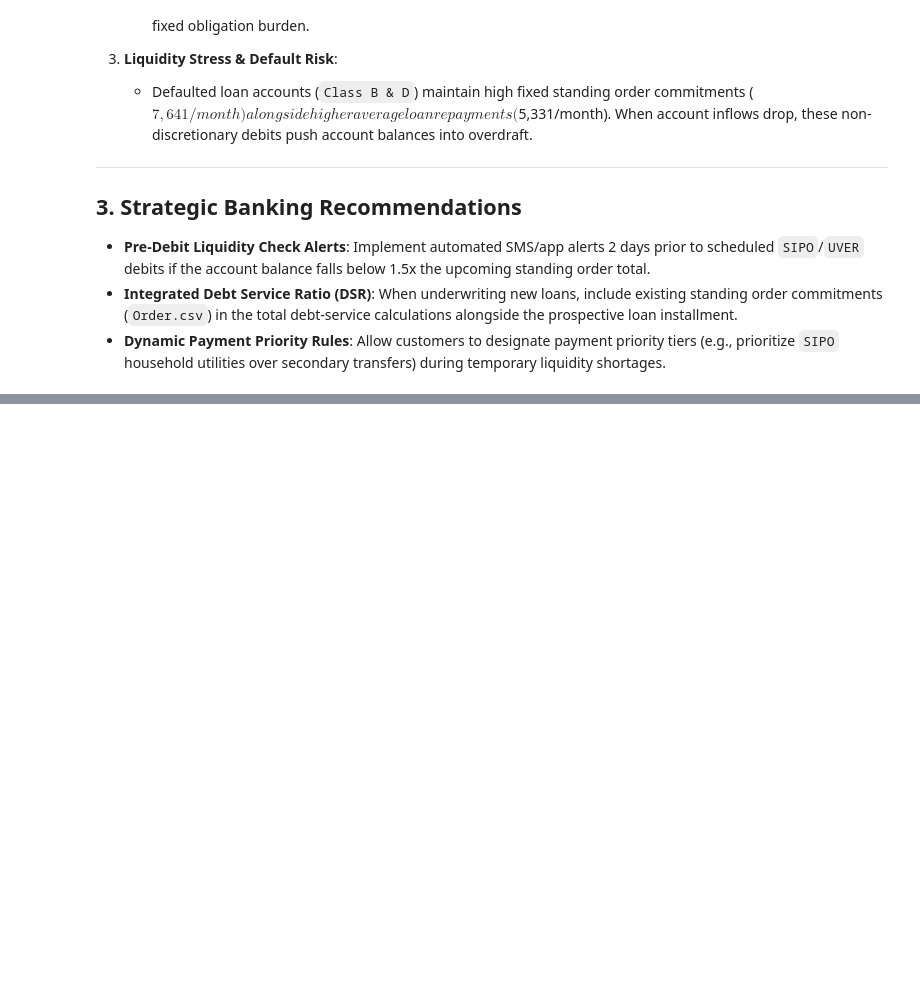
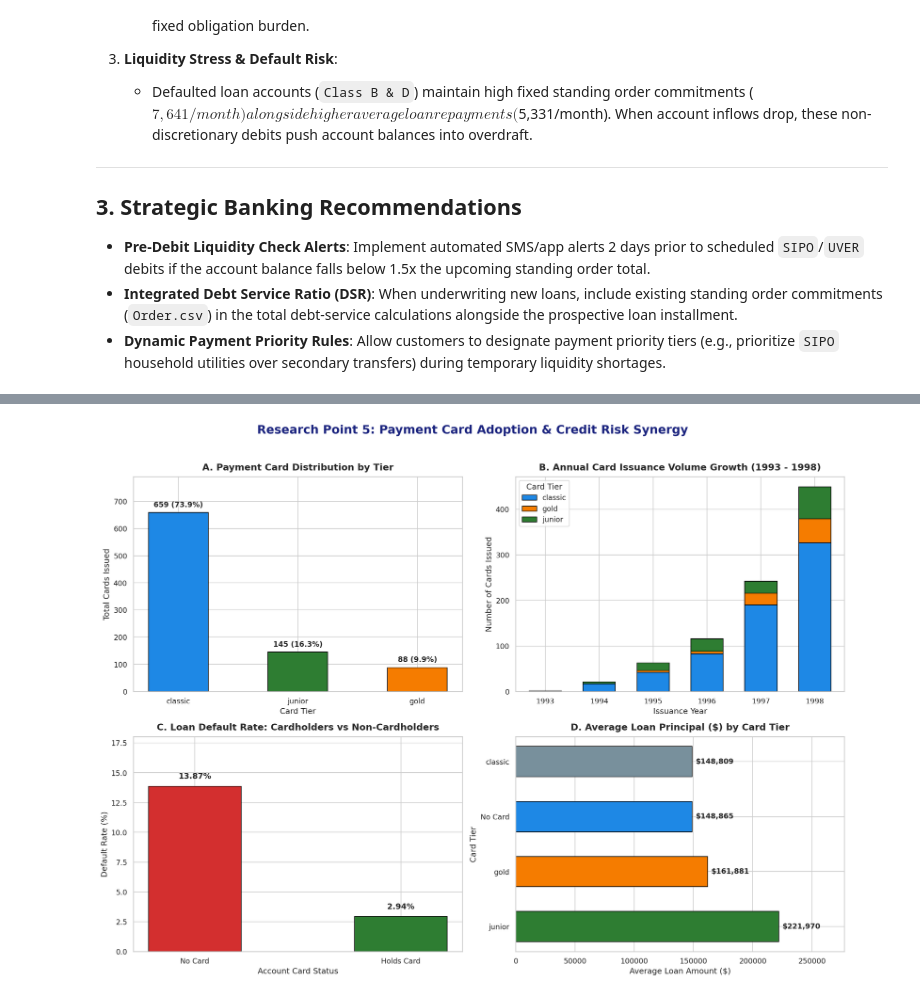
Before and after one commit to weirdiee/CapstoneProject, a Jupyter notebook: PKDD.ipynb, the cells around one changed output, grey strips where cells are left out. Drawn from its saved outputs; the diff is of its cells as text; code cells hidden in the pictures; blank space fills up the shorter version.

```diff
--- a/PKDD.ipynb
+++ b/PKDD.ipynb
@@ -1000,0 +1175,89 @@ plt.show()
+# %%
+# ==============================================================================
+# RESEARCH POINT 5: PAYMENT CARD ADOPTION & CREDIT RISK SYNERGY (FIXED)
+# ==============================================================================
+import os
+import pandas as pd
+import numpy as np
+import matplotlib.pyplot as plt
+import seaborn as sns
+
+# Set global visual aesthetics
+sns.set_theme(style="whitegrid")
+plt.rcParams['font.sans-serif'] = 'DejaVu Sans'
+plt.rcParams['font.size'] = 11
+
+# Define data directory path
+DATA_DIR = '/content/drive/MyDrive/Capstone_Project/'
+
+# 1. Load Datasets
+df_card = pd.read_csv(os.path.join(DATA_DIR, 'Card.csv')).rename(columns={'type': 'card_type'})
+df_disp = pd.read_csv(os.path.join(DATA_DIR, 'Disp.csv')).rename(columns={'type': 'disp_type'})
+df_acc = pd.read_csv(os.path.join(DATA_DIR, 'Account.csv'))
+df_loan = pd.read_csv(os.path.join(DATA_DIR, 'Loan.csv'))
+
+# Process issuance date
+df_card['issued_date'] = pd.to_datetime(df_card['issued'])
+df_card['issued_year'] = df_card['issued_date'].dt.year
+
+# 2. Merge Data
+loan_card = df_loan.merge(df_disp[df_disp['disp_type']=='OWNER'], on='account_id', how='left').merge(df_card, on='disp_id', how='left')
+loan_card['has_card'] = loan_card['card_id'].notna()
+loan_card['is_default'] = loan_card['status'].isin(['B', 'D']).astype(int)
+loan_card['card_tier'] = loan_card['card_type'].fillna('No Card')
+
+# 3. Setup 2x2 Subplot Grid
+fig, axes = plt.subplots(2, 2, figsize=(16, 12), dpi=150)
+fig.suptitle('Research Point 5: Payment Card Adoption & Credit Risk Synergy', fontsize=18, fontweight='bold', y=0.98, color='#1A237E')
+
+# PANEL A: Card Distribution by Tier
+tier_counts = df_card['card_type'].value_counts().reset_index()
+tier_counts.columns = ['card_type', 'count']
+bars_a = axes[0, 0].bar(tier_counts['card_type'], tier_counts['count'], color=['#1E88E5', '#2E7D32', '#F57C00'], edgecolor='black', width=0.5)
+axes[0, 0].set_title('A. Payment Card Distribution by Tier', fontsize=14, fontweight='bold', pad=10)
+axes[0, 0].set_xlabel('Card Tier', fontsize=12)
+axes[0, 0].set_ylabel('Total Cards Issued', fontsize=12)
+axes[0, 0].set_ylim(0, tier_counts['count'].max() * 1.2)
+
+for bar in bars_a:
+    yval = bar.get_height()
+    pct = (yval / len(df_card)) * 100
+    axes[0, 0].text(bar.get_x() + bar.get_width()/2.0, yval + 15, f'{int(yval):,} ({pct:.1f}%)', ha='center', va='bottom', fontweight='bold', fontsize=11)
+
+# PANEL B: Annual Issuance Acceleration (1993 - 1998)
+annual_issuance = df_card.groupby(['issued_year', 'card_type']).size().unstack(fill_value=0)
+annual_issuance.plot(kind='bar', stacked=True, ax=axes[0, 1], color=['#1E88E5', '#F57C00', '#2E7D32'], edgecolor='black', width=0.6)
+axes[0, 1].set_title('B. Annual Card Issuance Volume Growth (1993 - 1998)', fontsize=14, fontweight='bold', pad=10)
+axes[0, 1].set_xlabel('Issuance Year', fontsize=12)
+axes[0, 1].set_ylabel('Number of Cards Issued', fontsize=12)
+axes[0, 1].legend(title='Card Tier', frameon=True)
+axes[0, 1].tick_params(axis='x', rotation=0)
+
+# PANEL C: Default Rate Comparison
+default_comp = loan_card.groupby('has_card')['is_default'].mean() * 100
+bars_c = axes[1, 0].bar(['No Card', 'Holds Card'], default_comp.values, color=['#D32F2F', '#2E7D32'], edgecolor='black', width=0.45)
+axes[1, 0].set_title('C. Loan Default Rate: Cardholders vs Non-Cardholders', fontsize=14, fontweight='bold', pad=10)
+axes[1, 0].set_xlabel('Account Card Status', fontsize=12)
+axes[1, 0].set_ylabel('Default Rate (%)', fontsize=12)
+axes[1, 0].set_ylim(0, default_comp.max() * 1.3)
+
+for bar in bars_c:
+    yval = bar.get_height()
+    axes[1, 0].text(bar.get_x() + bar.get_width()/2.0, yval + 0.5, f'{yval:.2f}%', ha='center', va='bottom', fontweight='bold', fontsize=12)
+
+# PANEL D: Average Loan Principal by Card Tier
+tier_loan_avg = loan_card.groupby('card_tier')['amount'].mean().reset_index().sort_values('amount', ascending=False)
+bars_d = axes[1, 1].barh(tier_loan_avg['card_tier'], tier_loan_avg['amount'], color=['#2E7D32', '#F57C00', '#1E88E5', '#78909C'], edgecolor='black', height=0.55)
+axes[1, 1].set_title('D. Average Loan Principal ($) by Card Tier', fontsize=14, fontweight='bold', pad=10)
+axes[1, 1].set_xlabel('Average Loan Amount ($)', fontsize=12)
+axes[1, 1].set_ylabel('Card Tier', fontsize=12)
+axes[1, 1].set_xlim(0, tier_loan_avg['amount'].max() * 1.25)
+
+for bar in bars_d:
+    w = bar.get_width()
+    axes[1, 1].text(w + 3000, bar.get_y() + bar.get_height()/2.0, f'${w:,.0f}', ha='left', va='center', fontweight='bold', fontsize=11)
+
+plt.tight_layout(rect=[0, 0, 1, 0.96])
+plt.show()
+# %% [output]
+[figure, added]
```
Also changed, not shown: parts of 5 cells of this notebook, 6 other files.
